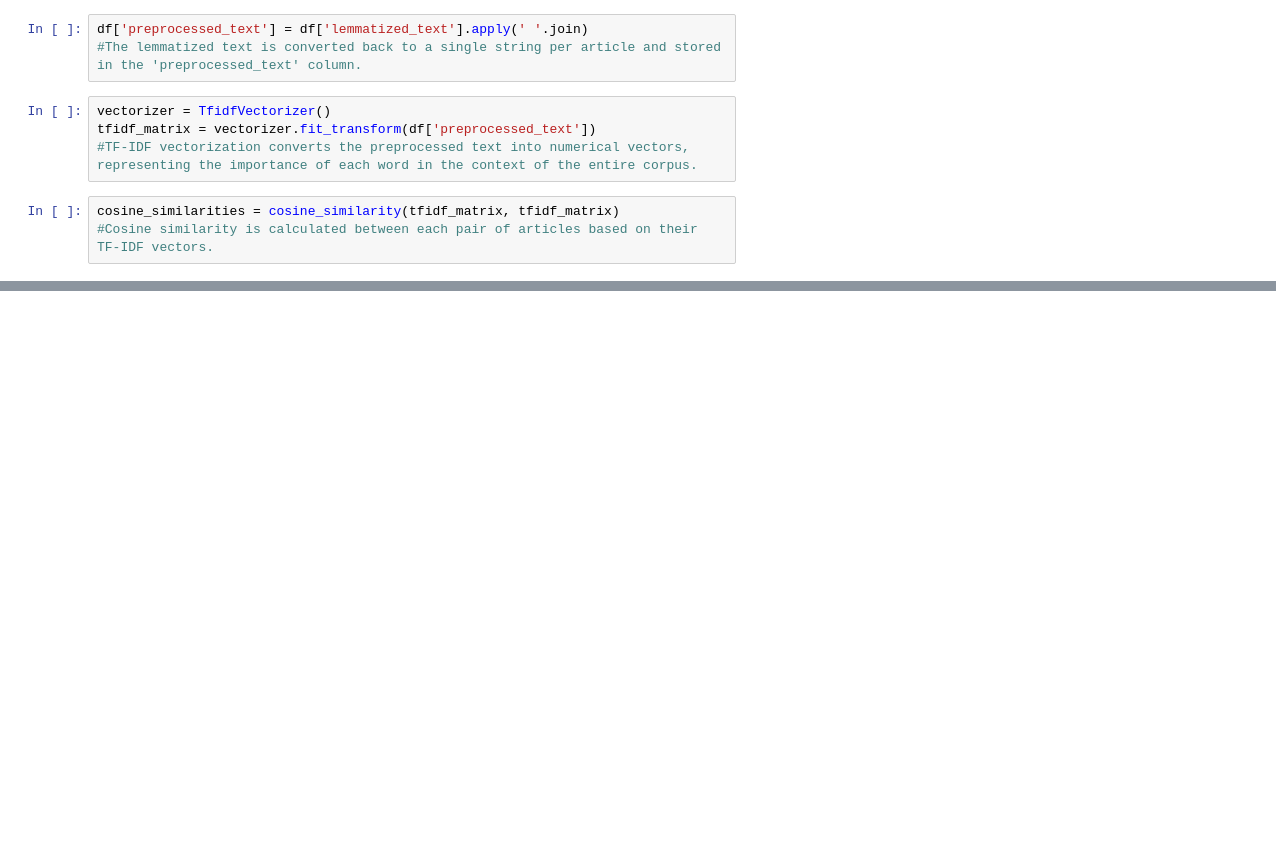
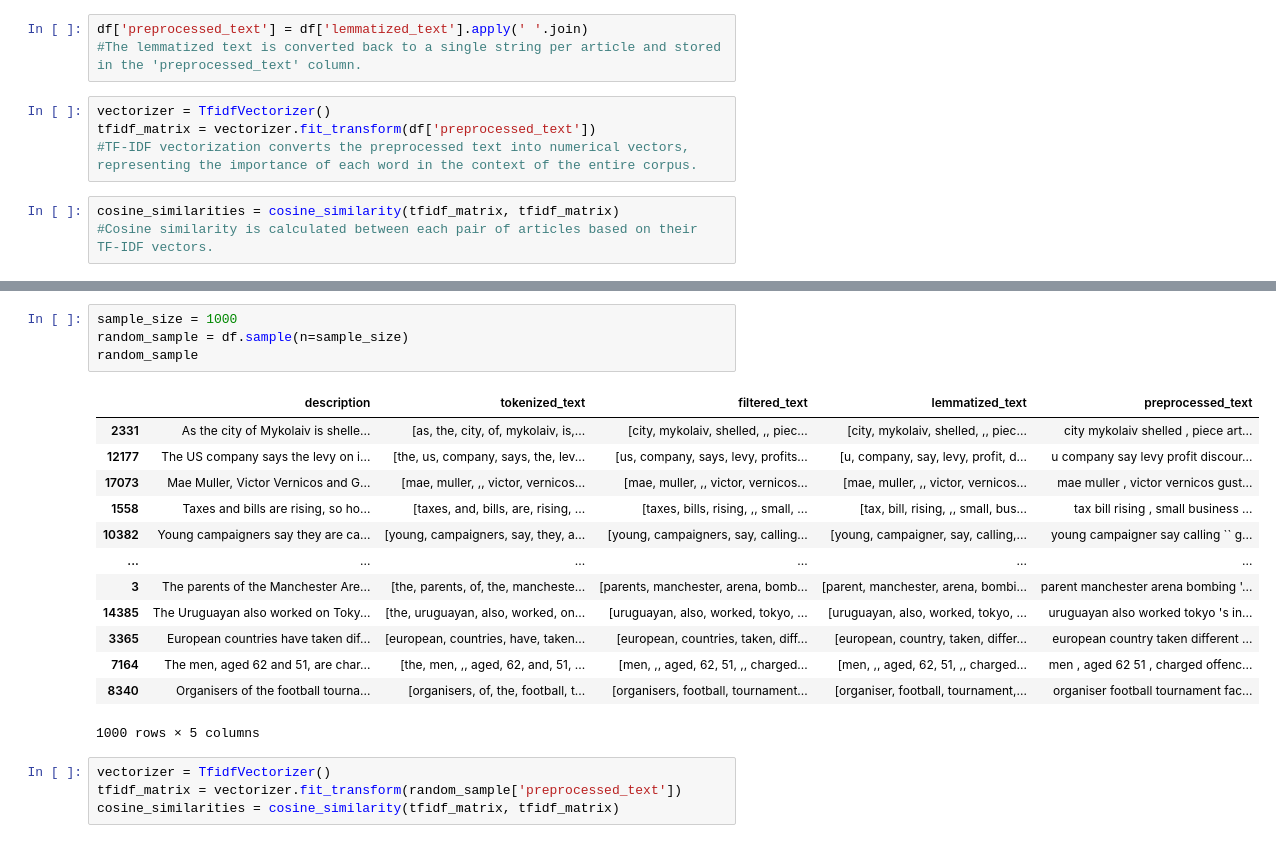
Before and after one commit to esmanurbal/bbc_news, a Jupyter notebook: kmeans.ipynb, the cells around one changed output, grey strips where cells are left out. Drawn from its saved outputs; the diff is of its cells as text; blank space fills up the shorter version.

```diff
--- a/kmeans.ipynb
+++ b/kmeans.ipynb
@@ -115,0 +123,22 @@ df
+# %%
+sample_size = 1000
+random_sample = df.sample(n=sample_size)
+random_sample
+# %% [output]
+|  | description | tokenized_text | filtered_text | lemmatized_text | preprocessed_text |
+| 2331 | As the city of Mykolaiv is shelle... | [as, the, city, of, mykolaiv, is,... | [city, mykolaiv, shelled, ,, piec... | [city, mykolaiv, shelled, ,, piec... | city mykolaiv shelled , piece art... |
+| 12177 | The US company says the levy on i... | [the, us, company, says, the, lev... | [us, company, says, levy, profits... | [u, company, say, levy, profit, d... | u company say levy profit discour... |
+| 17073 | Mae Muller, Victor Vernicos and G... | [mae, muller, ,, victor, vernicos... | [mae, muller, ,, victor, vernicos... | [mae, muller, ,, victor, vernicos... | mae muller , victor vernicos gust... |
+| 1558 | Taxes and bills are rising, so ho... | [taxes, and, bills, are, rising, ... | [taxes, bills, rising, ,, small, ... | [tax, bill, rising, ,, small, bus... | tax bill rising , small business ... |
+| 10382 | Young campaigners say they are ca... | [young, campaigners, say, they, a... | [young, campaigners, say, calling... | [young, campaigner, say, calling,... | young campaigner say calling `` g... |
+| ... | ... | ... | ... | ... | ... |
+| 3 | The parents of the Manchester Are... | [the, parents, of, the, mancheste... | [parents, manchester, arena, bomb... | [parent, manchester, arena, bombi... | parent manchester arena bombing '... |
+| 14385 | The Uruguayan also worked on Toky... | [the, uruguayan, also, worked, on... | [uruguayan, also, worked, tokyo, ... | [uruguayan, also, worked, tokyo, ... | uruguayan also worked tokyo 's in... |
+| 3365 | European countries have taken dif... | [european, countries, have, taken... | [european, countries, taken, diff... | [european, country, taken, differ... | european country taken different ... |
+| 7164 | The men, aged 62 and 51, are char... | [the, men, ,, aged, 62, and, 51, ... | [men, ,, aged, 62, 51, ,, charged... | [men, ,, aged, 62, 51, ,, charged... | men , aged 62 51 , charged offenc... |
+| 8340 | Organisers of the football tourna... | [organisers, of, the, football, t... | [organisers, football, tournament... | [organiser, football, tournament,... | organiser football tournament fac... |
+1000 rows × 5 columns
+# %%
+vectorizer = TfidfVectorizer()
+tfidf_matrix = vectorizer.fit_transform(random_sample['preprocessed_text'])
+cosine_similarities = cosine_similarity(tfidf_matrix, tfidf_matrix)
```
Also changed, not shown: parts of 9 cells of this notebook.
